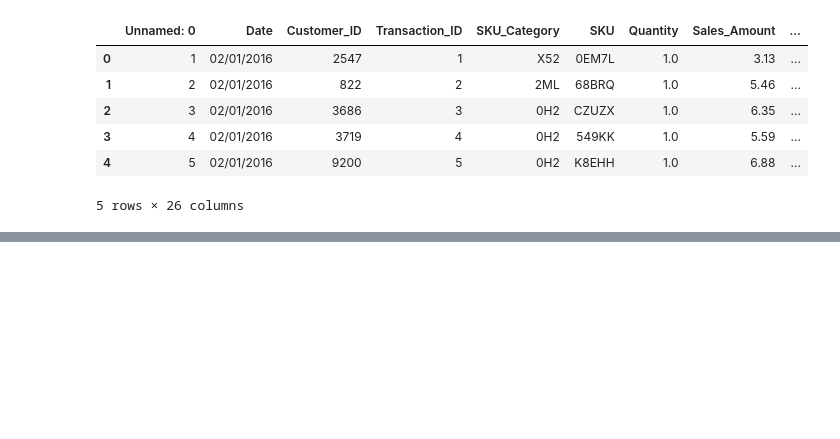
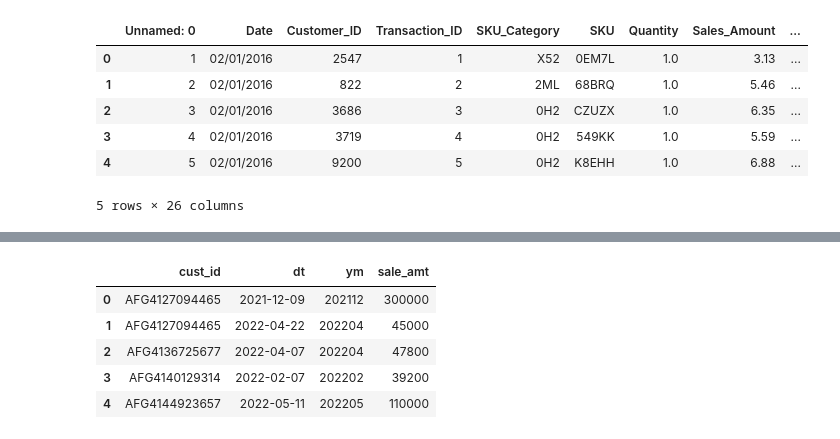
Before and after one commit to hyeming-king/data-anaylst-allthings, a Jupyter notebook: 11_데이터전처리.ipynb, the cells around one changed output, grey strips where cells are left out. Cells and saved outputs as stored; diff of their text form; code cells hidden in the pictures; blank space fills up the shorter version.

```diff
--- a/11_데이터전처리.ipynb
+++ b/11_데이터전처리.ipynb
@@ -1205,0 +1252,13 @@ df2.head()
+# %%
+# 데이터 불러오기
+df_raw = pd.read_csv("datasets/shopping_mall.csv")
+
+# 데이터 샘플 확인
+df_raw.head()
+# %% [output]
+|  | cust_id | dt | ym | sale_amt |
+| 0 | AFG4127094465 | 2021-12-09 | 202112 | 300000 |
+| 1 | AFG4127094465 | 2022-04-22 | 202204 | 45000 |
+| 2 | AFG4136725677 | 2022-04-07 | 202204 | 47800 |
+| 3 | AFG4140129314 | 2022-02-07 | 202202 | 39200 |
+| 4 | AFG4144923657 | 2022-05-11 | 202205 | 110000 |
```
Also changed, not shown: parts of 4 cells of this notebook, 1 other file.
